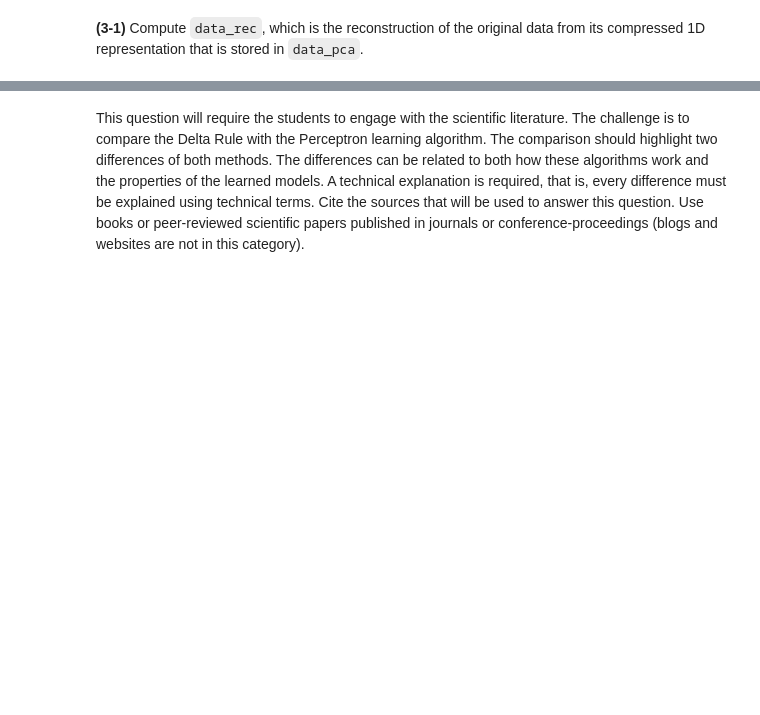
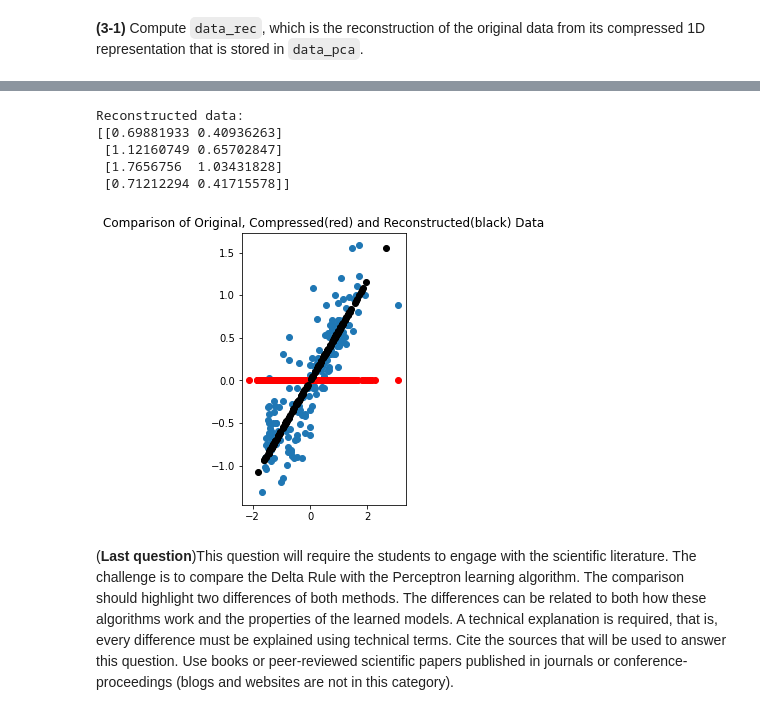
Before and after one commit to GayathriKumar96/MSC-AI, a Jupyter notebook: CNN Simulations/CNN 2/Assessment2.ipynb, the cells around one changed output, grey strips where cells are left out. Cells and saved outputs as stored; diff of their text form; code cells hidden in the pictures; blank space fills up the shorter version.

```diff
--- a/CNN Simulations/CNN 2/Assessment2.ipynb
+++ b/CNN Simulations/CNN 2/Assessment2.ipynb
@@ -274,63 +370,26 @@ plt.show()
 # %%
-# Implement Oja's rule here extending your previous implementation
-# of the simple Hebb rule. Note that this question on Oja's rule
-# uses a different dataset. So, don't forget to change the dataset
-# after you have copied the code to this block.
+data_rec = pca.inverse_transform(data_pca)
 
-import numpy as np
+print("Reconstructed data:")
+print(data_rec[1:5, :])
 
-# load data from the text file
-data = np.loadtxt('data_two_groups.txt', usecols=range(5))
-print(data[1:5,:])
+plt.figure(figsize=(10, 5))
 
-# we need a vector of 5 parameters
-w = np.random.normal(0, 0.5, 5)
+plt.subplot(1, 3, 1)
+plt.scatter(data[:, 0], data[:, 1])
+plt.title('Comparison of Original, Compressed(red) and Reconstructed(black) Data')
 
-print("initial weights")
-print(w)
+plt.scatter(data_pca, np.zeros_like(data_pca), color='r')
 
-# learning rate; don't change the learning rate epsilon when you are working on questions 2 and 3, unless you really know what you are doing. You may want to make the learning rate dependent on the epoch number to converge to a stable solution.
-epsilon = 0.01
+plt.scatter(data_rec[:, 0], data_rec[:, 1], color='black')
 
-num_iterations = 6
-
-update = 0
-# we can do a fixed number of iterations because the simple Hebb rule won't converge
-for i in range(num_iterations):
-    for x in data:
-
-        # TODO: add your code here; note that "epsilon"
-        # is defined above and it should be used here;
-        # don't change its default value in this question.
-
-        y = np.dot(x,w)
-        delta_w = epsilon*(x*y-y*y*w)
-
-        w = w+delta_w
-
-        update = update + 1
-        if update % 10 == 0:
-            # print every 10th update
-            print("\tCurrent input: " + str(x))
-            # print the weights for every x to see how they are evolving
-            print("New Weights:\n" + str(w))
-
-# the final weights
-print(w)
-
-
-# do PCA and show the data in 1D
-plt.figure(2)
-pca = PCA(n_components=1)
-# fit the model parameters
-pca.fit(data)
-print("all principal components:")
-print(pca.components_)
-# project the data to the new dimension
-data_pca = pca.transform(data)
-# a vector of zeros for the scatter plot
-yaxis = np.zeros(data_pca.shape[0])
-plt.scatter(data_pca[:,0], yaxis)
 plt.show()
+# %% [output]
+Reconstructed data:
+[[0.69881933 0.40936263]
+ [1.12160749 0.65702847]
+ [1.7656756  1.03431828]
+ [0.71212294 0.41715578]]
+[figure, added]
 # %% [markdown]
-This question will require the students to engage with the scientific literature. The challenge is to compare the Delta Rule with the Perceptron learning algorithm. The comparison should highlight two differences of both methods. The differences can be related to both how these algorithms work and the properties of the learned models. A technical explanation is required, that is, every difference must be explained using technical terms. Cite the sources that will be used to answer this question. Use books or peer-reviewed scientific papers published in journals or conference-proceedings (blogs and websites are not in this category).
+(**Last question**)This question will require the students to engage with the scientific literature. The challenge is to compare the Delta Rule with the Perceptron learning algorithm. The comparison should highlight two differences of both methods. The differences can be related to both how these algorithms work and the properties of the learned models. A technical explanation is required, that is, every difference must be explained using technical terms. Cite the sources that will be used to answer this question. Use books or peer-reviewed scientific papers published in journals or conference-proceedings (blogs and websites are not in this category).
```
Also changed, not shown: parts of 11 cells of this notebook, 1 other file.
